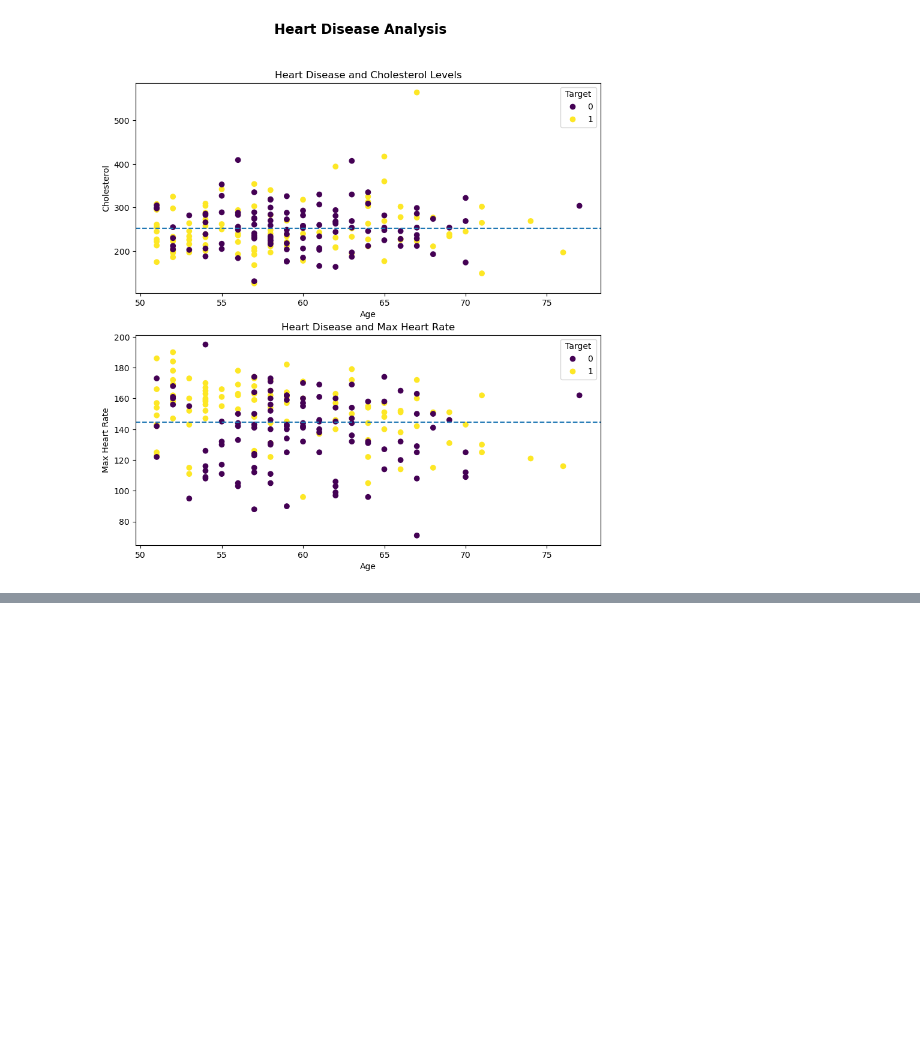
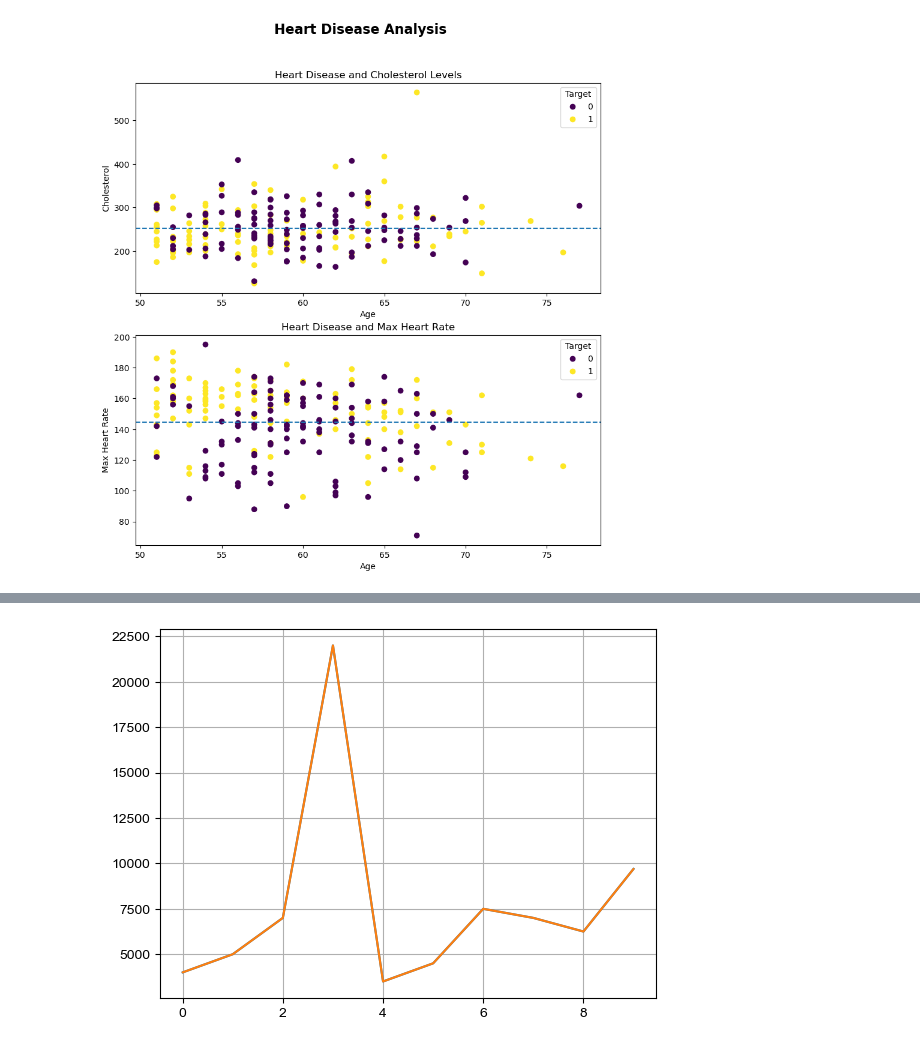
Before and after one commit to Combatd/complete_MLDataScience_bootcamp, a Jupyter notebook: introduction-to-matplotlib.ipynb, the cells around one changed output, grey strips where cells are left out. Drawn from its saved outputs; the diff is of its cells as text; code cells hidden in the pictures; blank space fills up the shorter version.

```diff
--- a/introduction-to-matplotlib.ipynb
+++ b/introduction-to-matplotlib.ipynb
@@ -498,0 +526,7 @@ plt.show()
+# %%
+plt.style.use('seaborn-v0_8-whitegrid')
+# %%
+car_sales['Price'].plot()
+plt.show()
+# %% [output]
+[figure, added]
```
Also changed, not shown: parts of 11 cells of this notebook.
